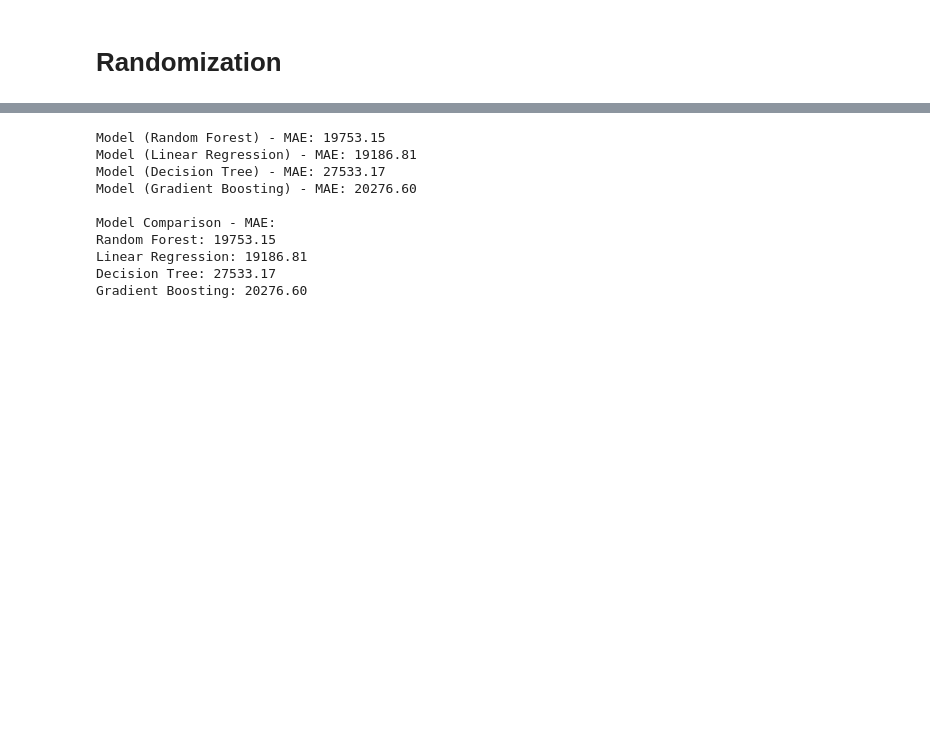
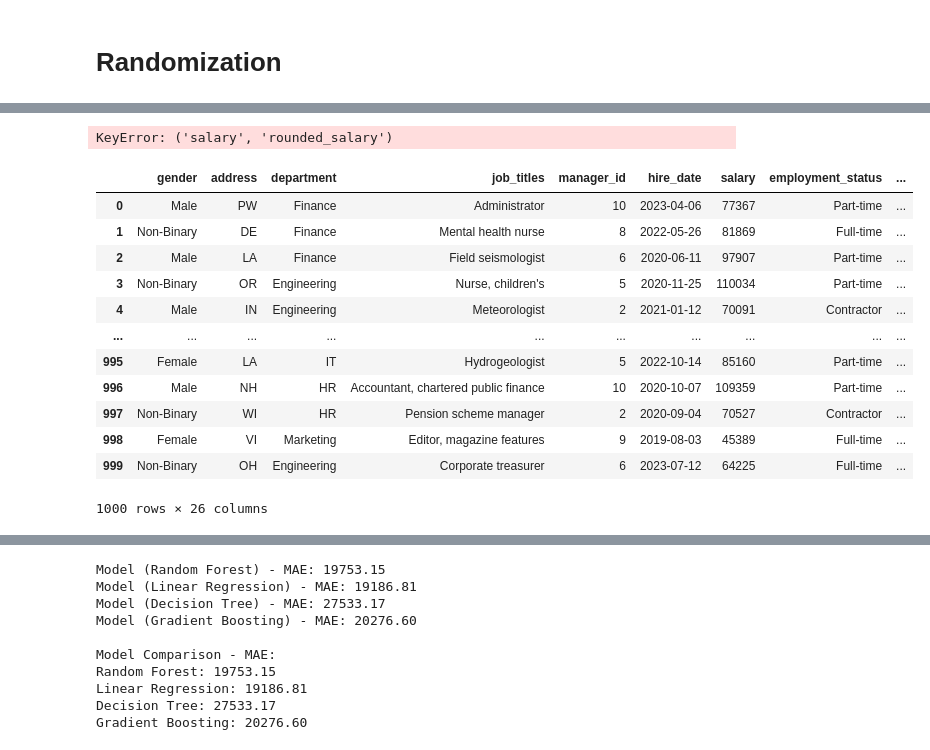
Before and after one commit to 1211223/SEGPRD_PROJECT_2, a Jupyter notebook: main.ipynb, the cells around one changed output, grey strips where cells are left out. Cells and saved outputs as stored; diff of their text form; code cells hidden in the pictures; blank space fills up the shorter version.

```diff
--- a/main.ipynb
+++ b/main.ipynb
@@ -370,0 +533,20 @@ Gradient Boosting: 19573.22
+# %%
+df["salary", "rounded_salary"]
+# %% [output]
+KeyError: ('salary', 'rounded_salary')
+# %%
+df_pii
+# %% [output]
+|  | gender | address | department | job_titles | manager_id | hire_date | salary | employment_status | ... |
+| 0 | Male | PW | Finance | Administrator | 10 | 2023-04-06 | 77367 | Part-time | ... |
+| 1 | Non-Binary | DE | Finance | Mental health nurse | 8 | 2022-05-26 | 81869 | Full-time | ... |
+| 2 | Male | LA | Finance | Field seismologist | 6 | 2020-06-11 | 97907 | Part-time | ... |
+| 3 | Non-Binary | OR | Engineering | Nurse, children's | 5 | 2020-11-25 | 110034 | Part-time | ... |
+| 4 | Male | IN | Engineering | Meteorologist | 2 | 2021-01-12 | 70091 | Contractor | ... |
+| ... | ... | ... | ... | ... | ... | ... | ... | ... | ... |
+| 995 | Female | LA | IT | Hydrogeologist | 5 | 2022-10-14 | 85160 | Part-time | ... |
+| 996 | Male | NH | HR | Accountant, chartered public finance | 10 | 2020-10-07 | 109359 | Part-time | ... |
+| 997 | Non-Binary | WI | HR | Pension scheme manager | 2 | 2020-09-04 | 70527 | Contractor | ... |
+| 998 | Female | VI | Marketing | Editor, magazine features | 9 | 2019-08-03 | 45389 | Full-time | ... |
+| 999 | Non-Binary | OH | Engineering | Corporate treasurer | 6 | 2023-07-12 | 64225 | Full-time | ... |
+1000 rows × 26 columns
```
Also changed, not shown: parts of 32 cells of this notebook, 1 other file.
